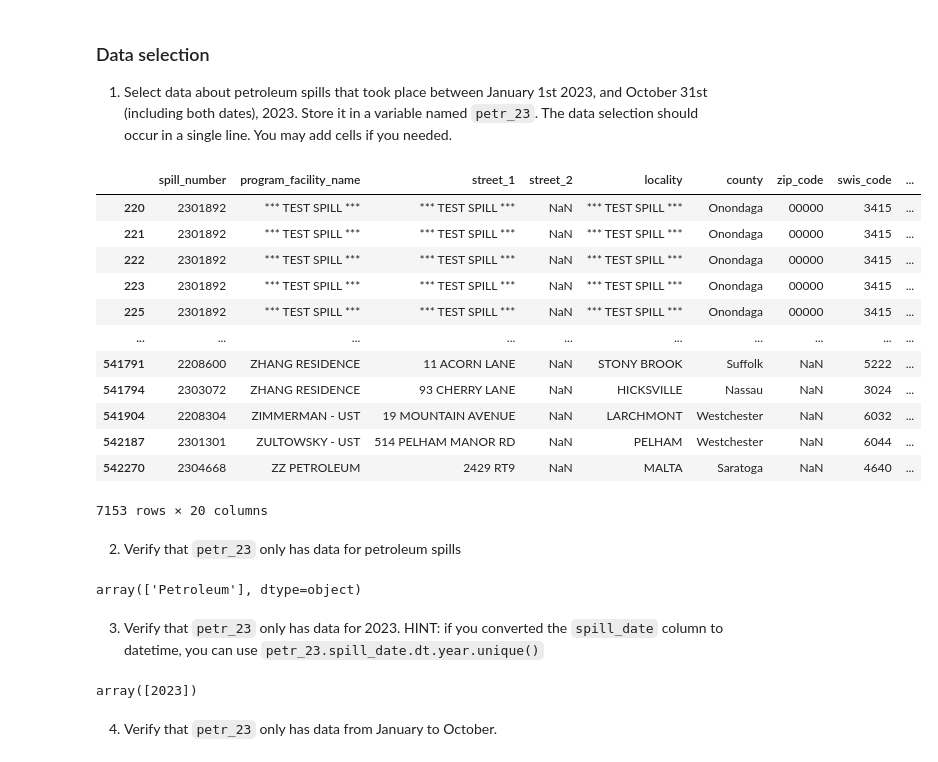
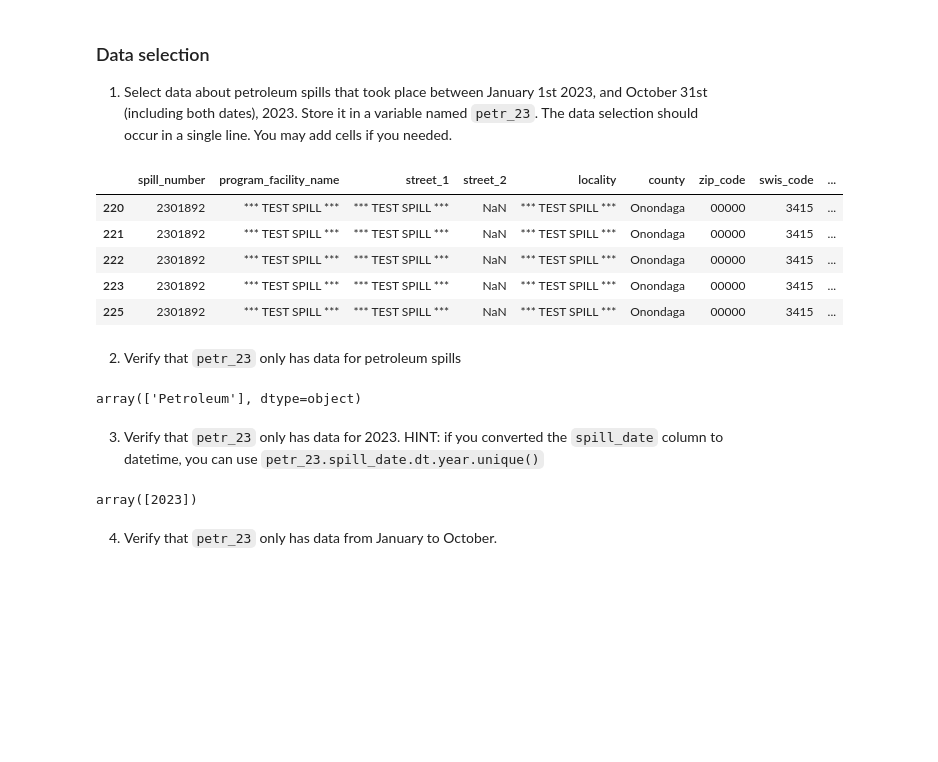
Before and after one commit to floraham/eds-220-hwk3, a Jupyter notebook: Assignment3spills.ipynb, the cells around one changed output. Cells and saved outputs as stored; diff of their text form; code cells hidden in the pictures; blank space fills up the shorter version.

```diff
--- a/Assignment3spills.ipynb
+++ b/Assignment3spills.ipynb
@@ -158,40 +273,31 @@ array(['Westchester', 'Queens', 'Bronx', 'Sullivan', 'Cortland',
 
 1. Select data about petroleum spills that took place between January 1st 2023, and October 31st (including both dates), 2023. Store it in a variable named `petr_23`. The data selection should occur in a single line. You may add cells if you needed.
 # %%
-# select petroleum spills between 1/1/29 and 10/31/23. Store in variable named petr_23
-
+# select petroleum spills between 1/1/29 and 10/31/23. Store in variable named petr_23. Also check what it looks like.
 petr_23 = spills[(spills.material_family == "Petroleum") & (spills.spill_date >= "01-01-2023") & (spills.spill_date <= "10-31-2023")].copy()
-petr_23
+petr_23.head()
 # %% [output]
 |  | spill_number | program_facility_name | street_1 | street_2 | locality | county | zip_code | swis_code | ... |
 | 220 | 2301892 | *** TEST SPILL *** | *** TEST SPILL *** | NaN | *** TEST SPILL *** | Onondaga | 00000 | 3415 | ... |
 | 221 | 2301892 | *** TEST SPILL *** | *** TEST SPILL *** | NaN | *** TEST SPILL *** | Onondaga | 00000 | 3415 | ... |
 | 222 | 2301892 | *** TEST SPILL *** | *** TEST SPILL *** | NaN | *** TEST SPILL *** | Onondaga | 00000 | 3415 | ... |
 | 223 | 2301892 | *** TEST SPILL *** | *** TEST SPILL *** | NaN | *** TEST SPILL *** | Onondaga | 00000 | 3415 | ... |
 | 225 | 2301892 | *** TEST SPILL *** | *** TEST SPILL *** | NaN | *** TEST SPILL *** | Onondaga | 00000 | 3415 | ... |
-| ... | ... | ... | ... | ... | ... | ... | ... | ... | ... |
-| 541791 | 2208600 | ZHANG RESIDENCE | 11 ACORN LANE | NaN | STONY BROOK | Suffolk | NaN | 5222 | ... |
-| 541794 | 2303072 | ZHANG RESIDENCE | 93 CHERRY LANE | NaN | HICKSVILLE | Nassau | NaN | 3024 | ... |
-| 541904 | 2208304 | ZIMMERMAN - UST | 19 MOUNTAIN AVENUE | NaN | LARCHMONT | Westchester | NaN | 6032 | ... |
-| 542187 | 2301301 | ZULTOWSKY - UST | 514 PELHAM MANOR RD | NaN | PELHAM | Westchester | NaN | 6044 | ... |
-| 542270 | 2304668 | ZZ PETROLEUM | 2429 RT9 | NaN | MALTA | Saratoga | NaN | 4640 | ... |
-7153 rows × 20 columns
 # %% [markdown]
 2. Verify that `petr_23` only has data for petroleum spills
-# %%
-# your code here
-petr_23.material_family.unique()
-# %% [output]
-array(['Petroleum'], dtype=object)
+# %%
+# checking that petr_23 only has data for petroleum spills with unique()
+petr_23.material_family.unique()
+# %% [output]
+array(['Petroleum'], dtype=object)
 # %% [markdown]
 3. Verify that `petr_23` only has data for 2023.
 HINT: if you converted the `spill_date` column to datetime, you can use `petr_23.spill_date.dt.year.unique()`
-# %%
-# your code here
-
-petr_23.spill_date.dt.year.unique()
-# %% [output]
-array([2023])
+# %%
+# verifying petr_23 only has data for 23 and select year with unique. Should only see 2023.
+petr_23.spill_date.dt.year.unique()
+# %% [output]
+array([2023])
 # %% [markdown]
 4. Verify that `petr_23` only has data from January to October.
 # %%
```
Also changed, not shown: parts of 26 cells of this notebook.
